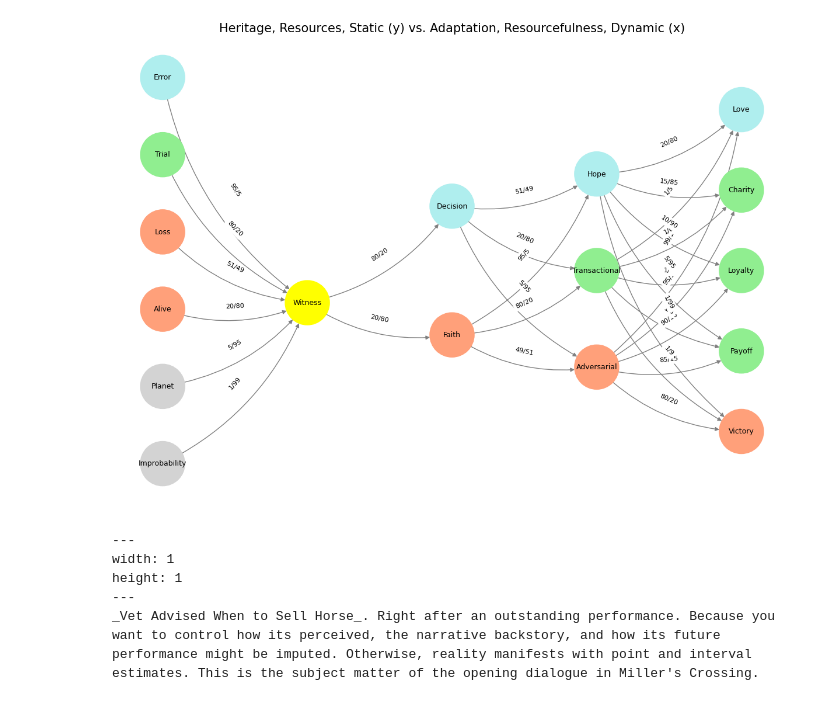
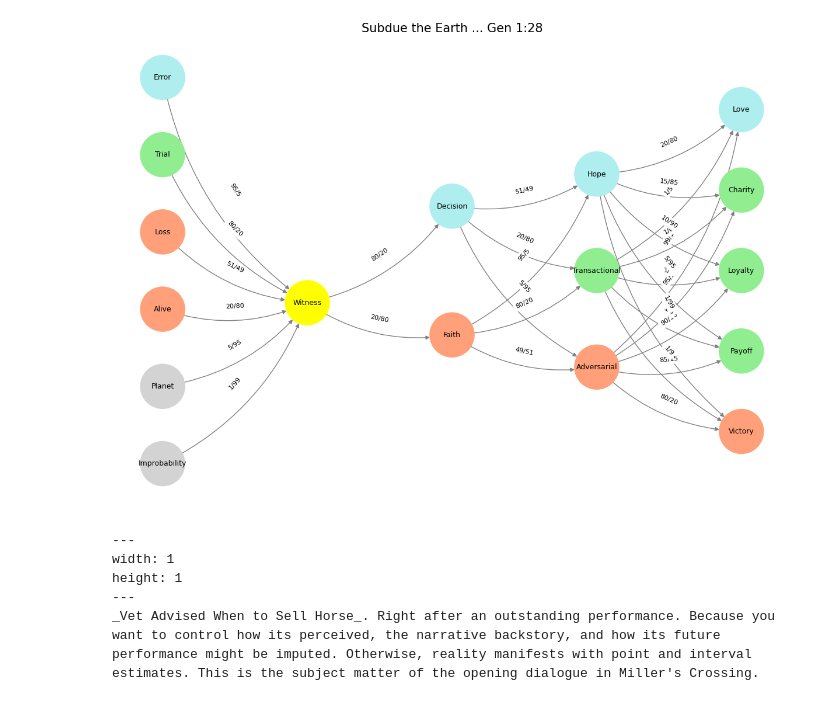
Before and after one commit to abikesa/fathertoson, a Jupyter notebook: _sources/act3/part1/part1_3.ipynb, the cells around one changed output. Drawn from its saved outputs; the diff is of its cells as text; code cells hidden in the pictures.

````diff
--- a/_sources/act3/part1/part1_3.ipynb
+++ b/_sources/act3/part1/part1_3.ipynb
@@ -478,35 +513,35 @@ def visualize_nn():
     pos = {}
     node_colors = []
 
     # Add nodes and assign positions
     for i, (layer_name, nodes) in enumerate(layers.items()):
         positions = calculate_positions(nodes, x_offset=i * 2)
         for node, position in zip(nodes, positions):
             G.add_node(node, layer=layer_name)
             pos[node] = position
             node_colors.append(colors.get(node, 'lightgray'))
 
     # Add edges with weights
     for (source, target), weight in edges.items():
         if source in G.nodes and target in G.nodes:
             G.add_edge(source, target, weight=weight)
 
     # Draw the graph
     plt.figure(figsize=(12, 8))
     edges_labels = {(u, v): d["weight"] for u, v, d in G.edges(data=True)}
 
     nx.draw(
         G, pos, with_labels=True, node_color=node_colors, edge_color='gray',
         node_size=3000, font_size=9, connectionstyle="arc3,rad=0.2"
     )
     nx.draw_networkx_edge_labels(G, pos, edge_labels=edges_labels, font_size=8)
-    plt.title("Heritage, Resources, Static (y) vs. Adaptation, Resourcefulness, Dynamic (x)", fontsize=15)
+    plt.title("Subdue the Earth ... Gen 1:28", fontsize=15)
     plt.show()
 
 # Run the visualization
 visualize_nn()
 # %% [output]
-[figure, old version]
+[figure, new version]
 # %% [markdown]
 ```{figure} ../../figures/blanche.*
 ---
````
Also changed, not shown: parts of 2 cells of this notebook, 7 other files.
